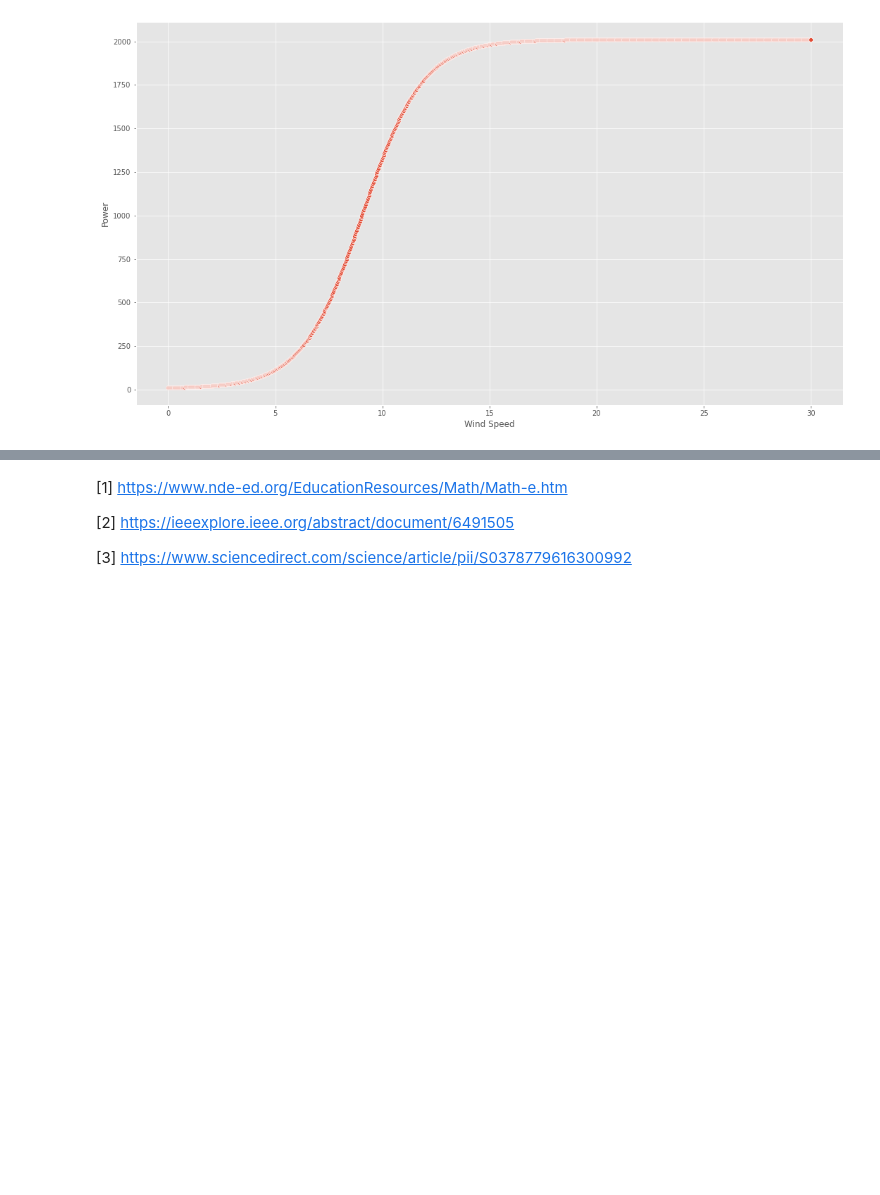
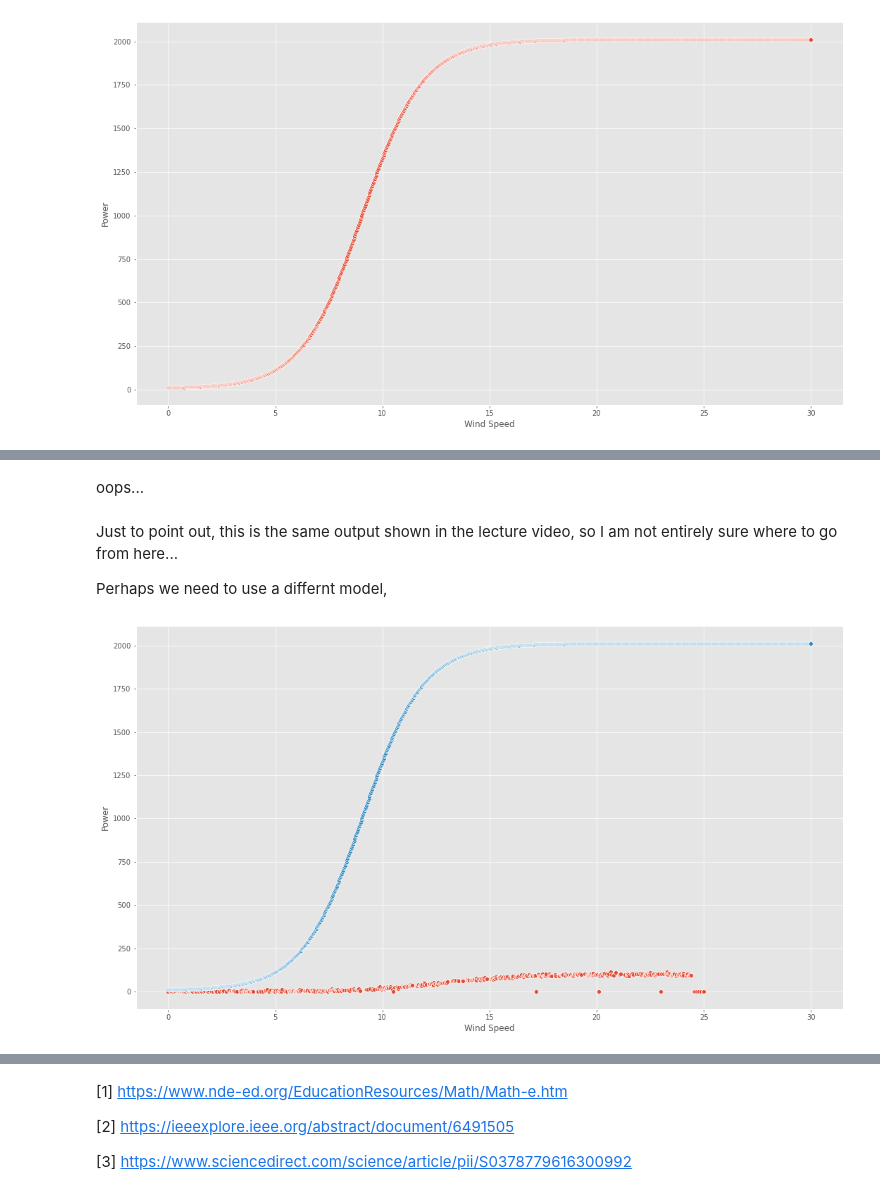
Before and after one commit to Crash-Bandicode/Project_FODA, a Jupyter notebook: Project_FODA.ipynb, the cells around one changed output, grey strips where cells are left out. Cells and saved outputs as stored; diff of their text form; code cells hidden in the pictures; blank space fills up the shorter version.

```diff
--- a/Project_FODA.ipynb
+++ b/Project_FODA.ipynb
@@ -175,0 +199,19 @@ sns.scatterplot(data=dfx, x='Wind Speed', y='Power');
+# %% [markdown]
+oops...
+# %% [markdown]
+Just to point out, this is the same output shown in the lecture video, so I am not entirely sure where to go from here...
+
+Perhaps we need to use a differnt model,
+# %%
+# Define parameters: Vestas V164
+a, m, n, t = 7010.9, -6.1620, 532.502, 1.3810
+
+u = np.linspace(0.0, 30.0, 1000)
+
+# Express above equation in python:
+P_u = a * (1.0 + m * np.exp(-u / t)) / (1.0 + n * np.exp(-u / t))
+
+sns.scatterplot(data=df, x='speed', y='power');
+sns.scatterplot(data=dfx, x='Wind Speed', y='Power');
+# %% [output]
+[figure, added]
```
Also changed, not shown: parts of 17 cells of this notebook.
